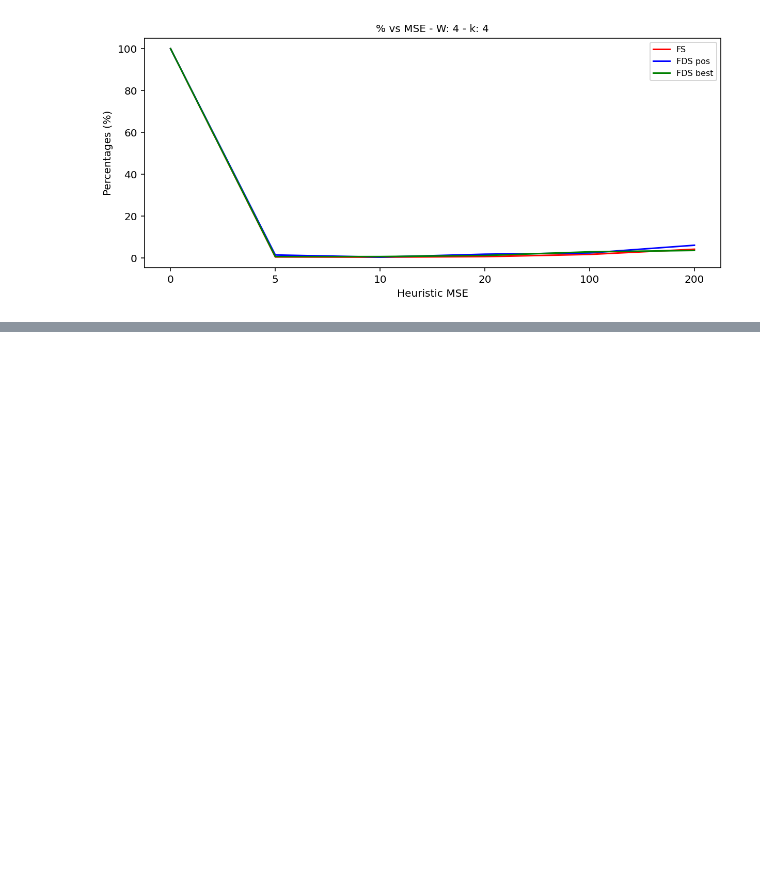
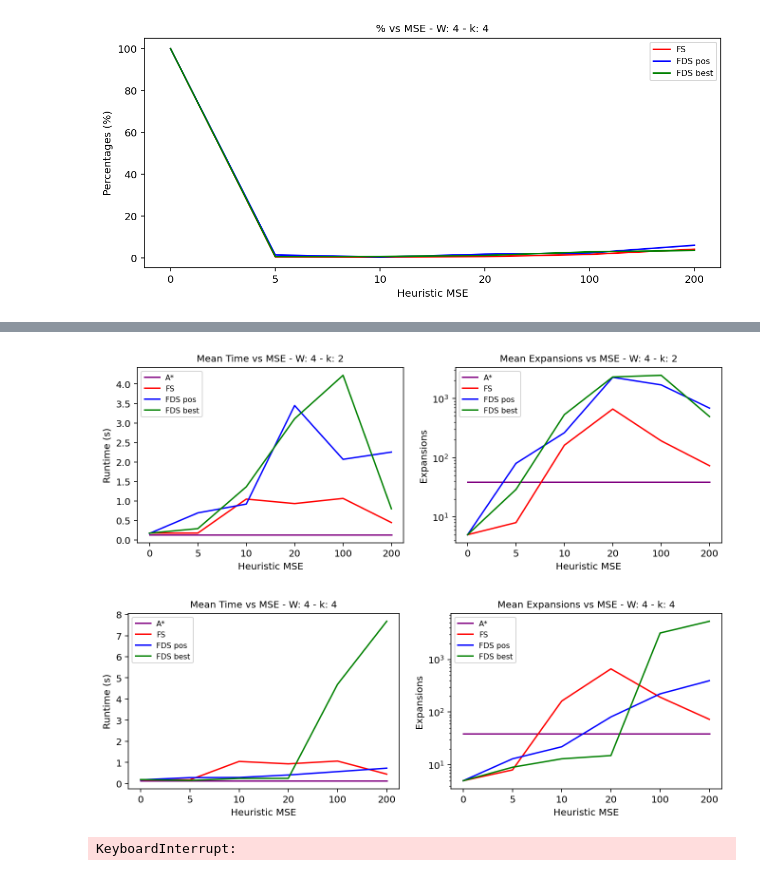
Before and after one commit to anais-mv/ipre-anais, a Jupyter notebook: gráficos nuevo.ipynb, the cells around one changed output, grey strips where cells are left out. Cells and saved outputs as stored; diff of their text form; code cells hidden in the pictures; blank space fills up the shorter version.

```diff
--- a/gráficos nuevo.ipynb
+++ b/gráficos nuevo.ipynb
@@ -209,0 +230,11 @@ graficar_k(astar4, fs4_k2, fs4_k4, pos4_k2, pos4_k4, best4_k2, best4_k4, 4, True
+# %%
+graficar_k(astar5, fs5_k2, fs5_k4, pos5_k2, pos5_k4, best5_k2, best5_k4, 4, True)
+# %% [output]
+[figure, added]
+[figure, added]
+# %%
+grafo5 = cargar("grafos//grafo_2023-10-29 22.59.49.274734_--can_prop=20--can_op=500--rango=5--max_add=3--min_ap=10.pickle")
+per5_k2 = grafo5.percentages_k2
+per5_k4 = grafo5.percentages_k4
+# %% [output]
+KeyboardInterrupt:
```
Also changed, not shown: parts of 5 cells of this notebook, 18 other files.
